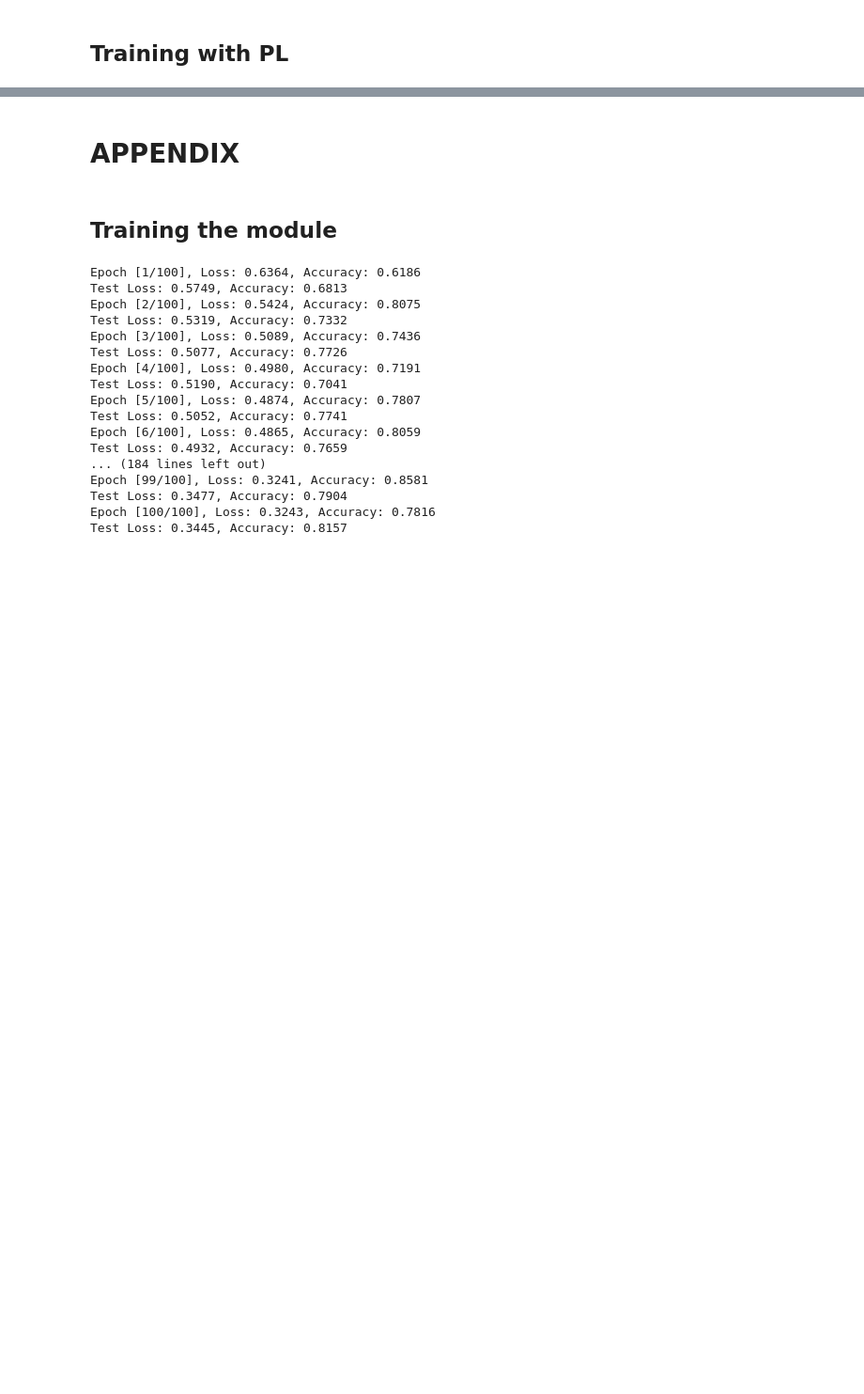
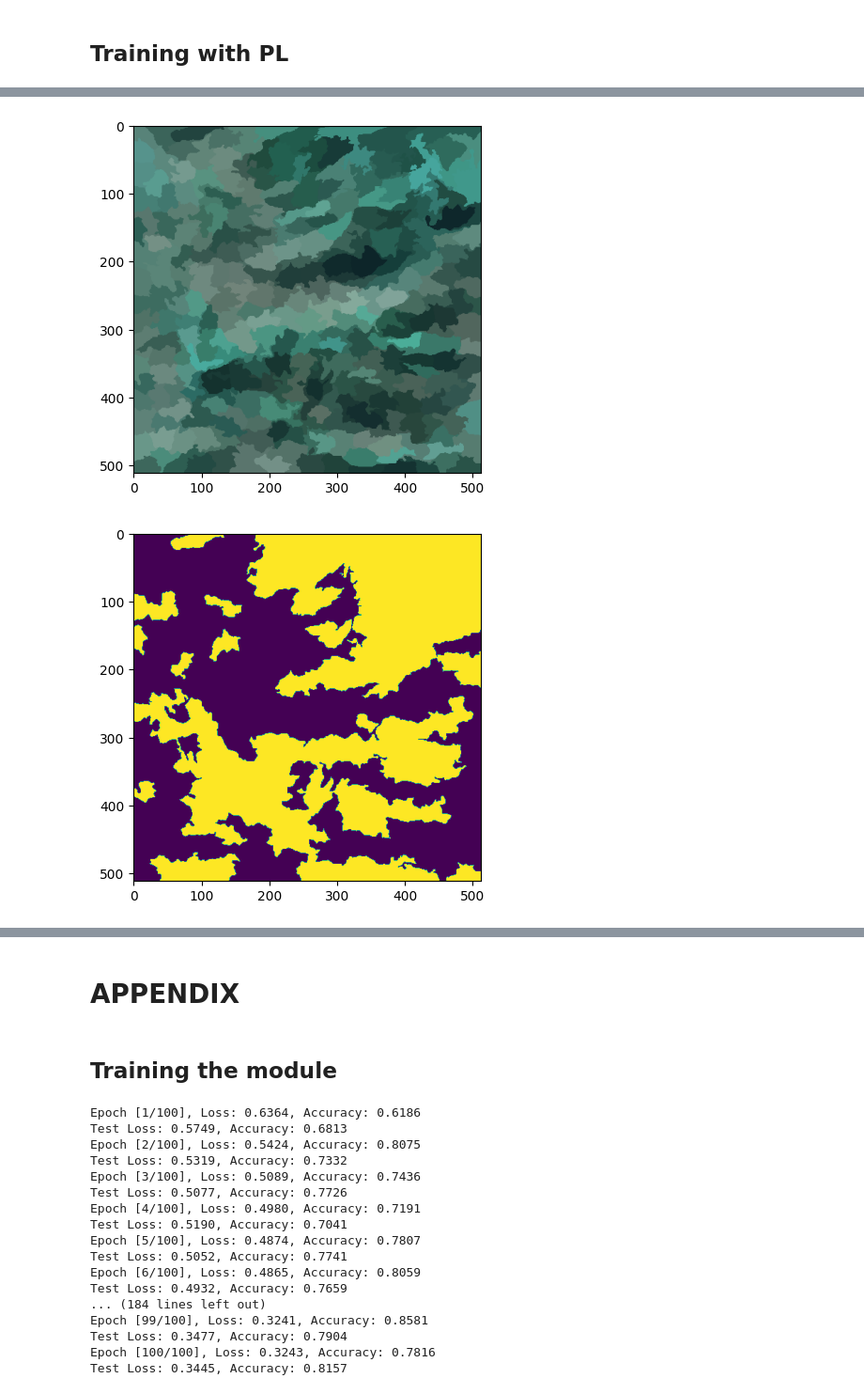
Before and after one commit to SAint7579/ComputerVision_CloudSegmentation, a Jupyter notebook: Superpixel-UNET/CloudSegmentationModel.ipynb, the cells around one changed output, grey strips where cells are left out. Shown at 94% size. Drawn from its saved outputs; the diff is of its cells as text; code cells hidden in the pictures; blank space fills up the shorter version.

```diff
--- a/Superpixel-UNET/CloudSegmentationModel.ipynb
+++ b/Superpixel-UNET/CloudSegmentationModel.ipynb
@@ -178,7 +174,7 @@ class DiceBCELoss(nn.Module):
         return Dice_BCE
 # %%
 class CloudSegmentationModel(pl.LightningModule):
-    def __init__(self, depth=3):
+    def __init__(self, depth=2):
         super(CloudSegmentationModel, self).__init__()
         self.unet = UNet1D(in_channels=6, out_channels=1, depth=depth)
 
@@ -194,7 +190,7 @@ class CloudSegmentationModel(pl.LightningModule):
     def training_step(self, batch, batch_idx):
         superpixel, label = batch
         output = self(superpixel)
-        loss = nn.BCELoss()(output, label)
+        loss = DiceBCELoss()(output, label)
 
         # Calculate accuracy
         predicted = torch.round(output)
@@ -209,7 +205,7 @@ class CloudSegmentationModel(pl.LightningModule):
     def validation_step(self, batch, batch_idx):
         superpixel, label = batch
         output = self(superpixel)
-        loss = nn.BCELoss()(output, label)
+        loss = DiceBCELoss()(output, label)
 
         # Calculate accuracy
         predicted = torch.round(output)
@@ -293,6 +287,19 @@ def unpad_and_plot(X,y,original_ordering,slic_map):
     label = label[original_ordering.argsort()]
     plt.imshow(data_utils.reverse_segmentation(slic_map,label))
     plt.show()
+# %%
+# np.save('../Dataset/X.npy', np.array(X))
+# np.save('../Dataset/Y.npy', np.array(y))
+# np.save('../Dataset/raw.npy', np.array(raw))
+# np.save('../Dataset/slic_map.npy', np.array(slic_map))
+# np.save('../Dataset/original_ordering.npy', np.array(original_ordering))
+
+
+X = np.load('../Dataset/X.npy')
+y = np.load('../Dataset/Y.npy')
+raw = np.load('../Dataset/raw.npy')
+slic_map = np.load('../Dataset/slic_map.npy')
+original_ordering = np.load('../Dataset/original_ordering.npy', allow_pickle=True)
 # %%
 # ##plot segmented_image_rgb
 # plt.imshow(raw[16])
@@ -324,7 +325,7 @@ def create_dataloader(X, y, batch_size=32, shuffle=True):
     return dataloader
 # %%
 ## Divide X and Y into train and test sets
-test_index = np.random.choice(range(len(X)), size=20, replace=False)
+test_index = np.random.choice(range(len(X)), size=200, replace=False)
 train_index = [i for i in range(len(X)) if i not in test_index]
 
 X_train = X[train_index]
@@ -344,7 +345,7 @@ from pytorch_lightning.callbacks.progress import TQDMProgressBar
 from pytorch_lightning.loggers import TensorBoardLogger
 # %%
 # Initialize the model and trainer
-segmentationModel = CloudSegmentationModel(depth=4)
+segmentationModel = CloudSegmentationModel(depth=3)
 # %%
 logger = TensorBoardLogger('lightning_logs/', name='sgd_tagger')
 # %%
@@ -385,9 +413,12 @@ ValueError: `self.log(train_loss, DiceBCELoss())` was called, but `DiceBCELoss`
 # %%
-# ##plot segmented_image_rgb
-# i = 66
-# plt.imshow(raw[i])
-# plt.show()
-# unpad_and_plot(X[i],y[i],original_ordering[i],slic_map[i])
+##plot segmented_image_rgb
+i = 778
+plt.imshow(raw[i])
+plt.show()
+unpad_and_plot(X[i],y[i],original_ordering[i],slic_map[i])
 
-# y_pred = np.round(segmentationModel(torch.tensor([X[i].T], dtype=torch.float32)).detach().numpy().reshape(-1))
-# unpad_and_plot(X[i],y_pred,original_ordering[i],slic_map[i])
+y_pred = np.round(segmentationModel(torch.tensor([X[i].T], dtype=torch.float32)).detach().numpy().reshape(-1))
+unpad_and_plot(X[i],y_pred,original_ordering[i],slic_map[i])
+# %% [output]
+[figure, added]
+[figure, added]
```
Also changed, not shown: parts of 8 cells of this notebook.
